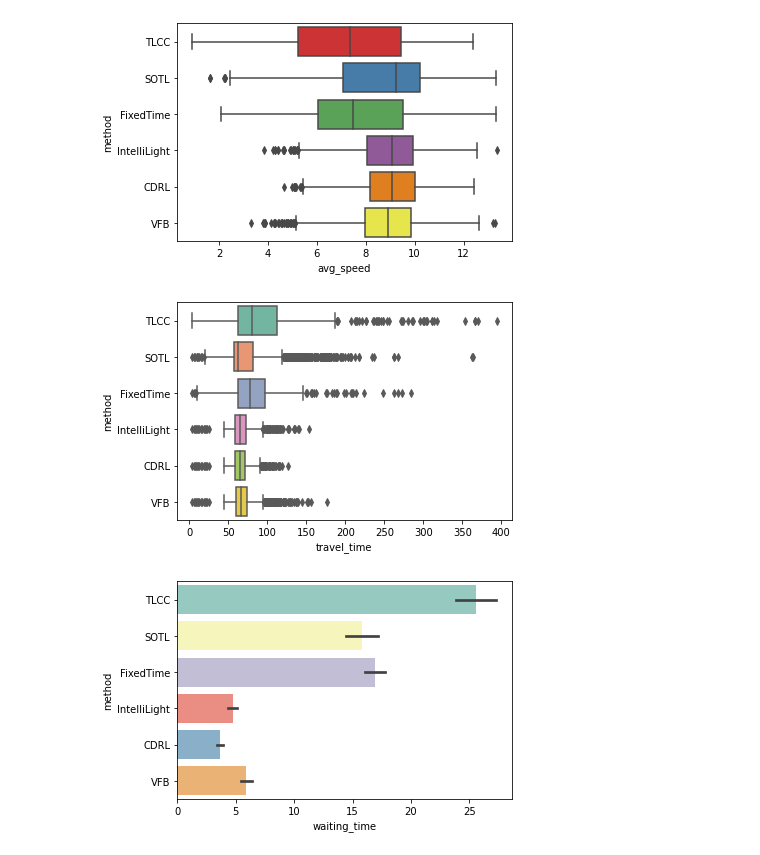
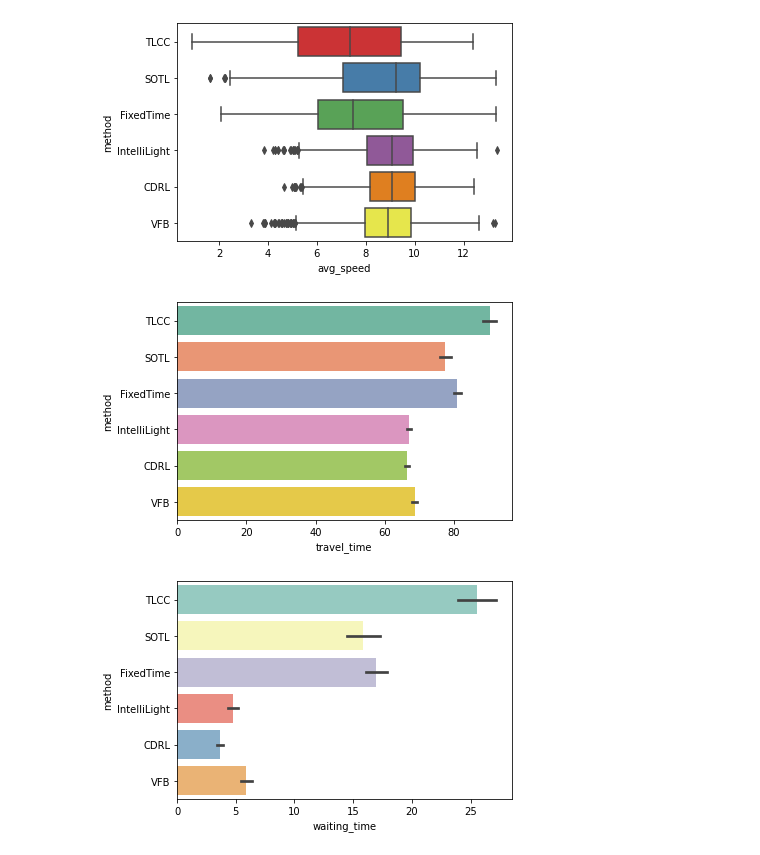
Before and after one commit to Laysest/tslib, a Jupyter notebook: log/final/visualization.ipynb, the cells around one changed output. Cells and saved outputs as stored; diff of their text form; code cells hidden in the pictures.

```diff
--- a/log/final/visualization.ipynb
+++ b/log/final/visualization.ipynb
@@ -30,9 +30,9 @@ ax = sns.boxplot(y="method", x='avg_speed', data=data, palette="Set1")
 # %% [output]
 [figure]
 # %%
-ax = sns.boxplot(y="method", x='travel_time', data=data, palette="Set2")
+ax = sns.barplot(y="method", x='travel_time', data=data, palette="Set2")
 # %% [output]
-[figure, old version]
+[figure, new version]
 # %%
 ax = sns.barplot(y="method", x='waiting_time', data=data, palette="Set3")
 # %% [output]
```
